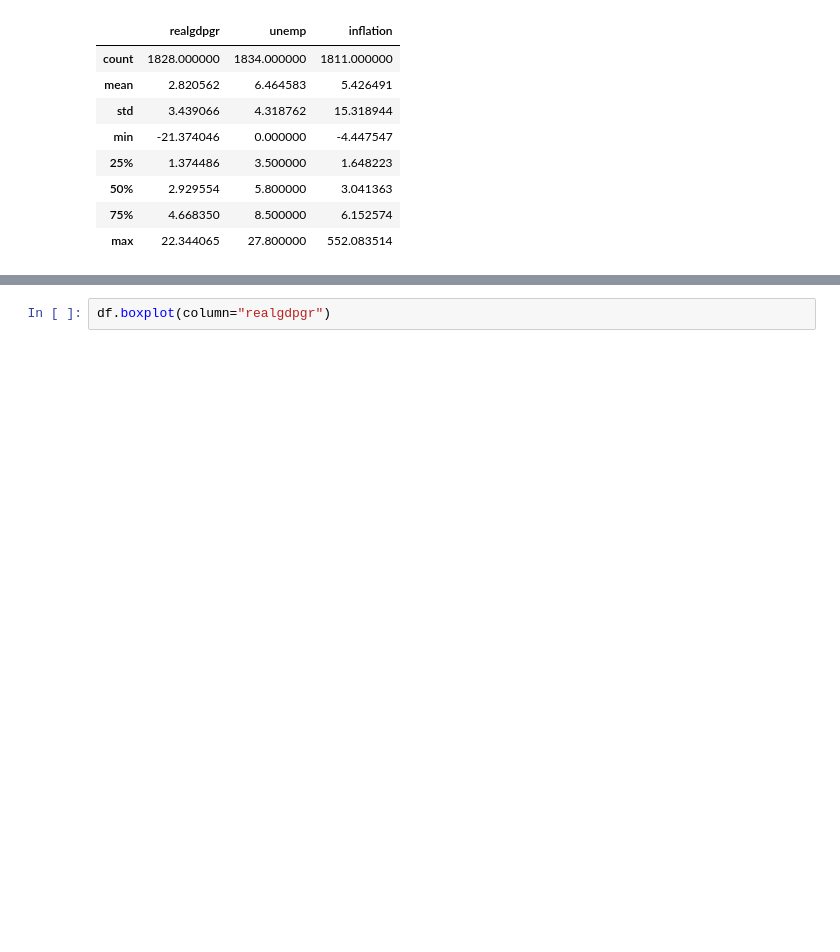
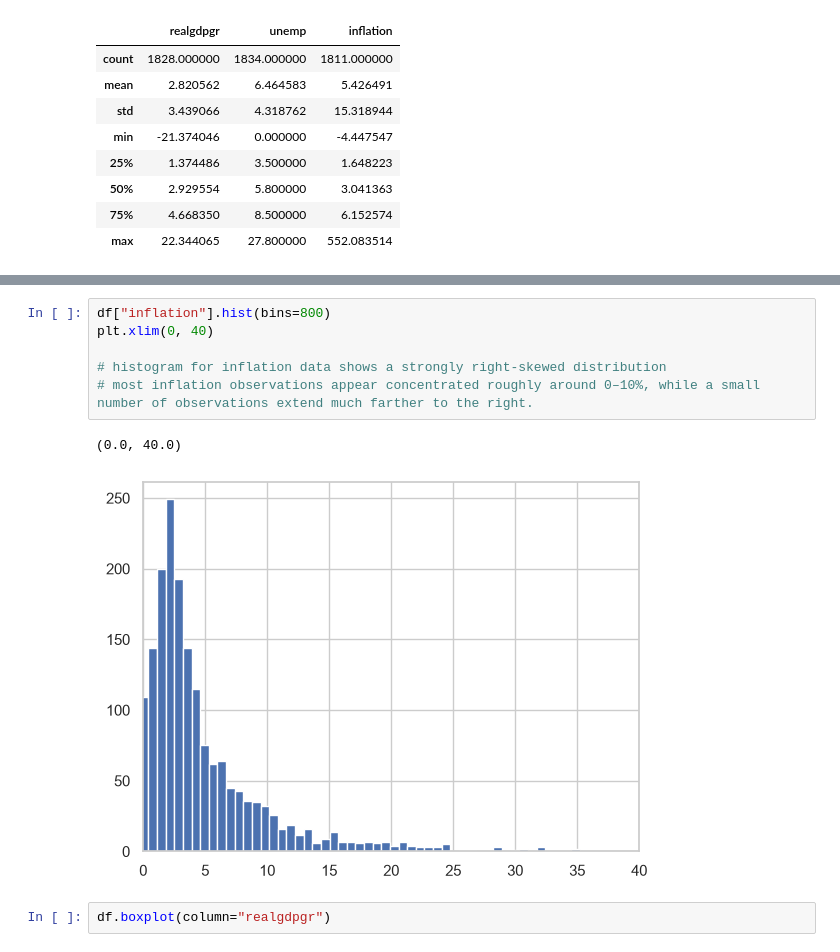
Before and after one commit to rekha-cyber/rekha_branch, a Jupyter notebook: notebooks/01_eda.ipynb, the cells around one changed output, grey strips where cells are left out. Drawn from its saved outputs; the diff is of its cells as text; blank space fills up the shorter version.

Commit message:
Save progress, cleaning data

```diff
--- a/notebooks/01_eda.ipynb
+++ b/notebooks/01_eda.ipynb
@@ -237,3 +245,12 @@ df["realgdpgr"].hist(bins=30)
+# %%
+df["inflation"].hist(bins=800)
+plt.xlim(0, 40)
+
+# histogram for inflation data shows a strongly right-skewed distribution
+# most inflation observations appear concentrated roughly around 0–10%, while a small number of observations extend much farther to the right.
+# %% [output]
+(0.0, 40.0)
+[figure, added]
 # %%
 df.boxplot(column="realgdpgr")
 # %% [output]
```
Also changed, not shown: parts of 7 cells of this notebook, 1 other file.
